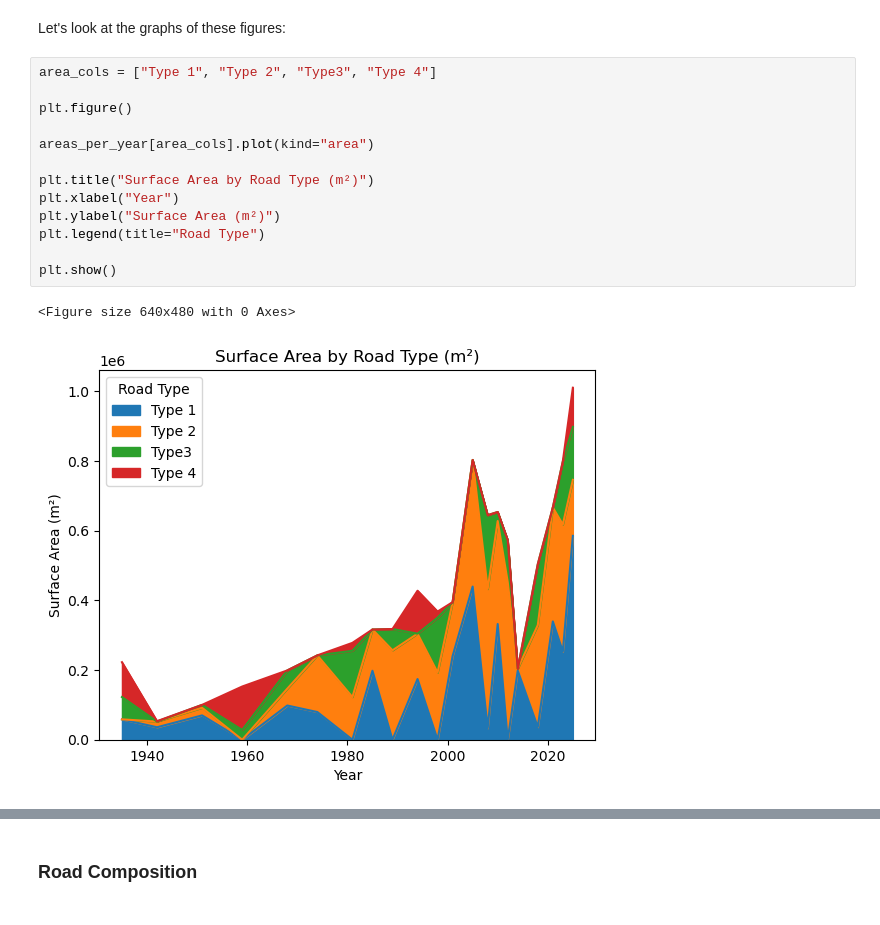
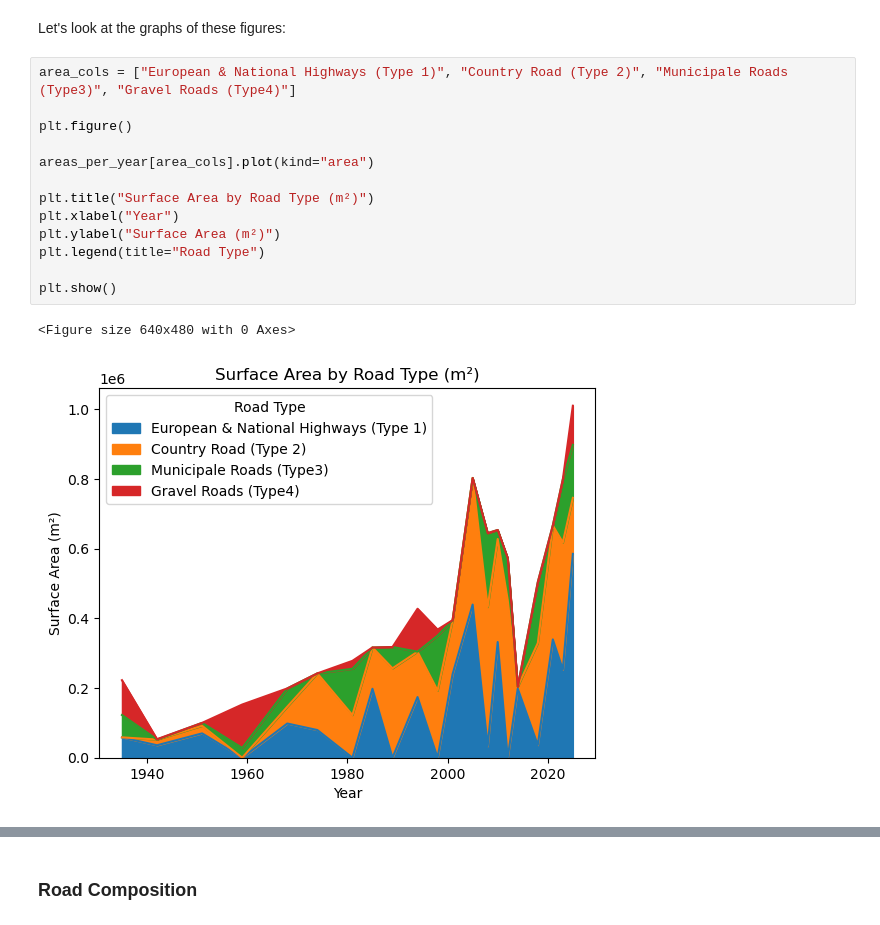
Before and after one commit to leolibe/master_thesis, a Jupyter notebook: data_processing/01.Raw_processing/raw_data_processing.ipynb, the cells around one changed output, grey strips where cells are left out. Drawn from its saved outputs; the diff is of its cells as text.

```diff
--- a/data_processing/01.Raw_processing/raw_data_processing.ipynb
+++ b/data_processing/01.Raw_processing/raw_data_processing.ipynb
@@ -139,19 +139,19 @@ areas_per_year
 # %% [markdown]
 Let's look at the graphs of these figures:
 # %%
-area_cols = ["Type 1", "Type 2", "Type3", "Type 4"]
+area_cols = ["European & National Highways (Type 1)", "Country Road (Type 2)", "Municipale Roads (Type3)", "Gravel Roads (Type4)"]
 
 plt.figure()
 
 areas_per_year[area_cols].plot(kind="area")
 
 plt.title("Surface Area by Road Type (m²)")
 plt.xlabel("Year")
 plt.ylabel("Surface Area (m²)")
 plt.legend(title="Road Type")
 
 plt.show()
 # %% [output]
 <Figure size 640x480 with 0 Axes>
-[figure, old version]
+[figure, new version]
 # %%
```
Also changed, not shown: parts of 33 cells of this notebook, 2 other files.
